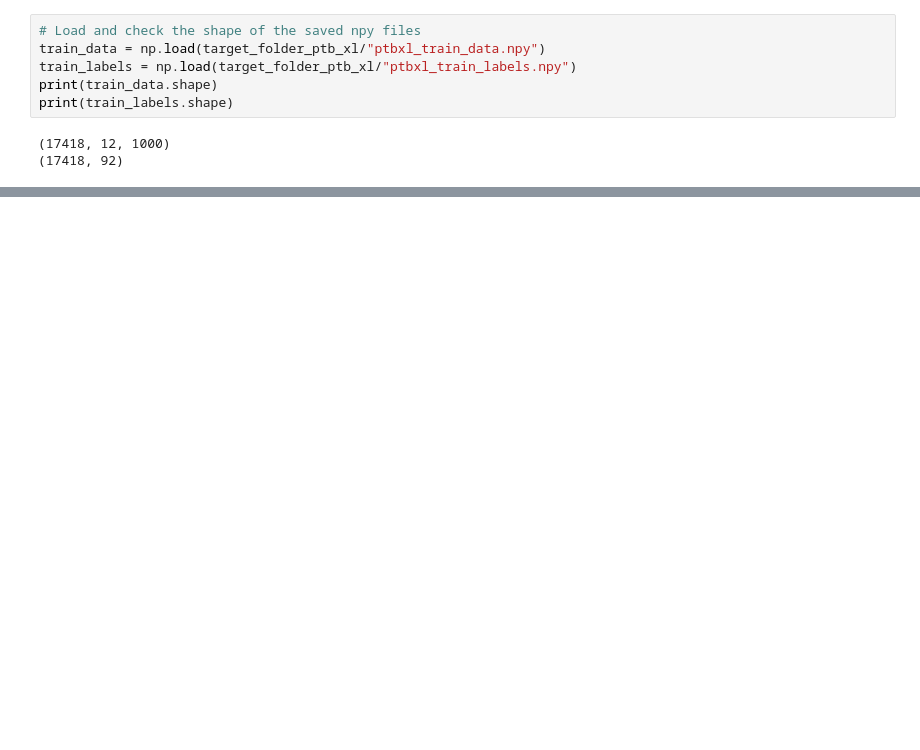
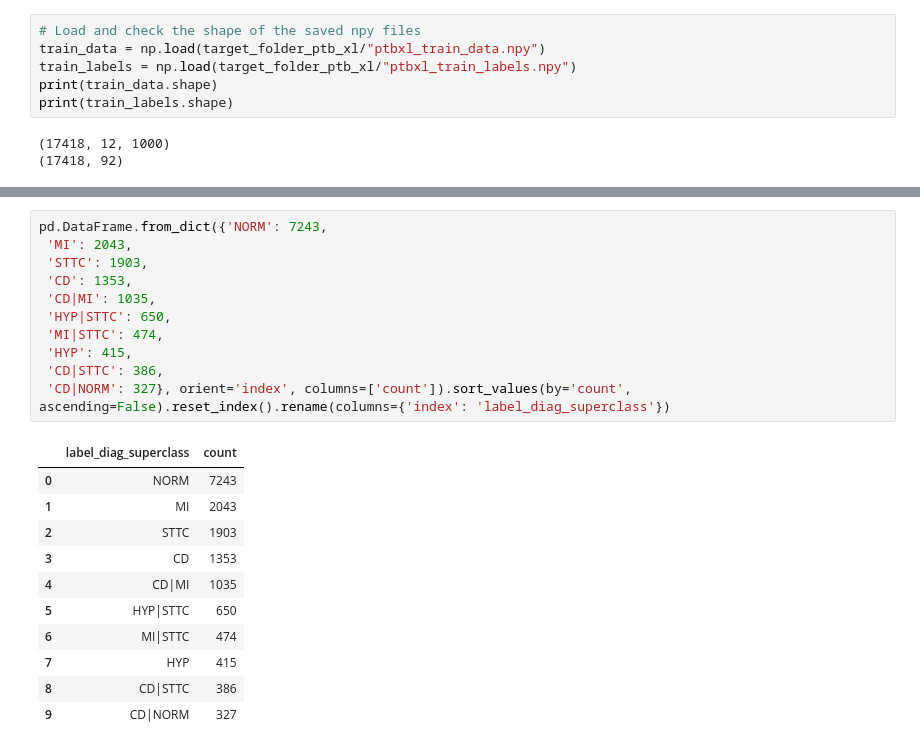
Before and after one commit to Synmed-MGB-MAIDAP/SSSD-ECG, a Jupyter notebook: src/ptb_xl/ecg_data_preprocessing.ipynb, the cells around one changed output, grey strips where cells are left out. Drawn from its saved outputs; the diff is of its cells as text; blank space fills up the shorter version.

```diff
--- a/src/ptb_xl/ecg_data_preprocessing.ipynb
+++ b/src/ptb_xl/ecg_data_preprocessing.ipynb
@@ -279,0 +526,23 @@ print(train_labels.shape)
+# %%
+pd.DataFrame.from_dict({'NORM': 7243,
+ 'MI': 2043,
+ 'STTC': 1903,
+ 'CD': 1353,
+ 'CD|MI': 1035,
+ 'HYP|STTC': 650,
+ 'MI|STTC': 474,
+ 'HYP': 415,
+ 'CD|STTC': 386,
+ 'CD|NORM': 327}, orient='index', columns=['count']).sort_values(by='count', ascending=False).reset_index().rename(columns={'index': 'label_diag_superclass'})
+# %% [output]
+|  | label_diag_superclass | count |
+| 0 | NORM | 7243 |
+| 1 | MI | 2043 |
+| 2 | STTC | 1903 |
+| 3 | CD | 1353 |
+| 4 | CD|MI | 1035 |
+| 5 | HYP|STTC | 650 |
+| 6 | MI|STTC | 474 |
+| 7 | HYP | 415 |
+| 8 | CD|STTC | 386 |
+| 9 | CD|NORM | 327 |
```
Also changed, not shown: parts of 42 cells of this notebook, 1 other file.
